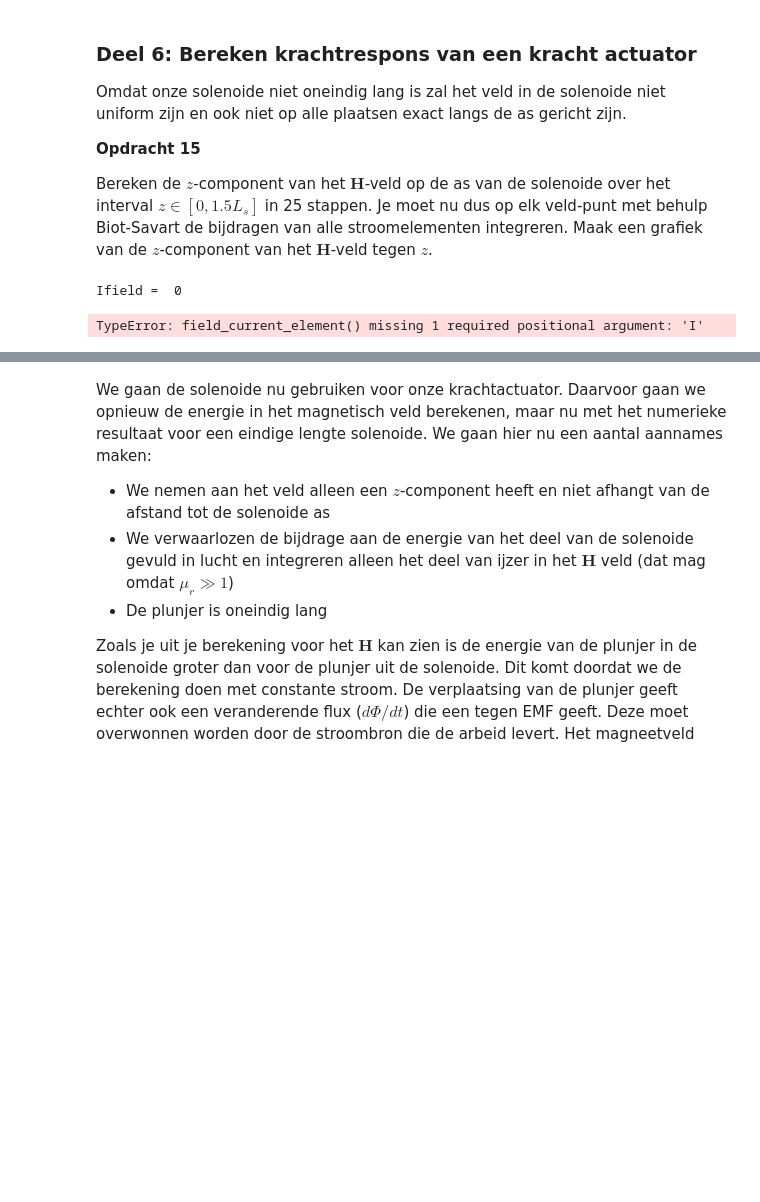
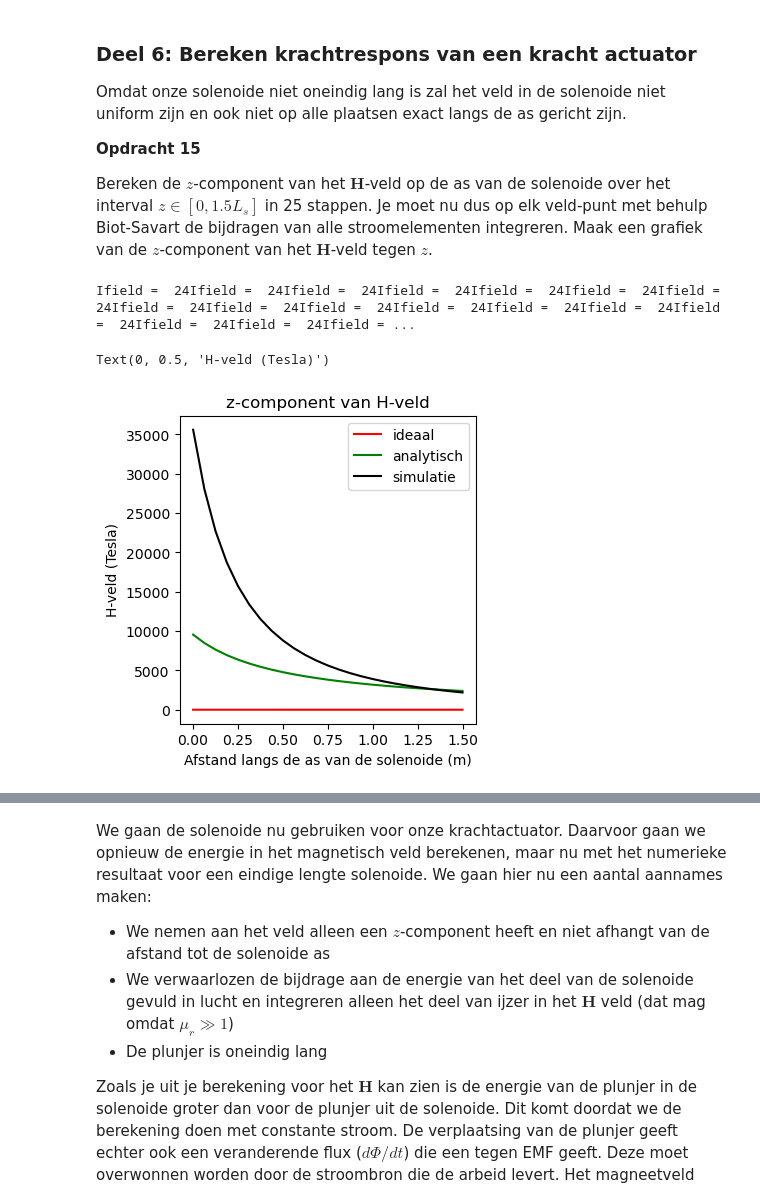
Before and after one commit to oprelo/opdrachten-DEF-D, a Jupyter notebook: DigitaleOntwerpopdrachten/2KrachtactuatorOpdracht/2KrachtactuatorOpdracht/KrachtactuatorOpdracht.ipynb, the cells around one changed output, grey strips where cells are left out. Drawn from its saved outputs; the diff is of its cells as text; code cells hidden in the pictures; blank space fills up the shorter version.

```diff
--- a/DigitaleOntwerpopdrachten/2KrachtactuatorOpdracht/2KrachtactuatorOpdracht/KrachtactuatorOpdracht.ipynb
+++ b/DigitaleOntwerpopdrachten/2KrachtactuatorOpdracht/2KrachtactuatorOpdracht/KrachtactuatorOpdracht.ipynb
@@ -458,34 +458,39 @@ Omdat onze solenoide niet oneindig lang is zal het veld in de solenoide niet uni
 Bereken de $z$-component van het $\mathbf{H}$-veld op de as van de solenoide over het interval $z \in [0, 1.5L_s]$ in 25 stappen. Je moet nu dus op elk veld-punt met behulp Biot-Savart de bijdragen van alle stroomelementen integreren. Maak een grafiek van de $z$-component van het $\mathbf{H}$-veld tegen $z$.
 # %%
 n_ax=25
-z_ax=np.linspace(0, 1.5*L_sol/2, n_ax)
+z_ax=np.linspace(0, 1.5*L_sol, n_ax)
 H_ax=np.zeros((n_ax,1))
+r_source = np.array([x,y,z]).T
+L_new = np.concatenate((L,[[0,0,0]]),axis=0)
+L_pref = np.concatenate(([[0,0,0]],L),axis=0)
+dl = (L_new - L_pref)[1:-1,:]
+dl = np.append(dl,[dl[-1,:]],axis=0)
 
 for i_field in range(n_ax):
     print(f"\rIfield =  {i_field}", end="") # Print welk element van het veld nu berekend wordt.
-    # Bepaal de field coordinate
+    r_field = np.array([0,0,z_ax[i_field]])
     Hsimulated=np.array([0,0,0], dtype='float64')
-    for i_source in np.arange(1, N):
-        # Bepaal dl en r_source en gebruik
-        Hsimulated += field_current_element(r_field, r_source, dl)
+    for i_source in np.arange(1, n_ax):
+        Hsimulated += np.sum(field_current_element(r_field, r_source[i_source], dl[i_source],I))
         print(f"Ifield =  {i_field}", end="")
 
     # selecting the z-component
-    H_ax[i_field,0]=Hsimulated[2]
+    H_ax[i_field,0]=Hsimulated[2]/mu_0
 
 H_veld_ideaal=analytical_answer*np.ones(n_ax)*(1.0*(z_ax < L_sol/2))
-
 # dit is nog een aardige analytische uitdrukking die je kan uitrekenen voor de z-component op de as van een solenoide met eindige lengte
-H_veld_analytisch=(aantal_omwent*I/L_sol/2)*((L_sol/2-z_ax)/np.sqrt((z_ax- L_sol/2)**2 + r_sol**2)+(L_sol/2+z_ax)/np.sqrt((z_ax+ L_sol/2)**2 + r_sol**2))
+H_veld_analytisch=(N_wikkeling*I/L_sol/2)*((L_sol/2-z_ax)/np.sqrt((z_ax+L_sol/2)**2 + r_sol**2)+(L_sol/2+z_ax)/np.sqrt((z_ax+L_sol/2)**2 + r_sol**2))
 
 plt.figure(figsize=[13,4])
 plt.subplot(131)
-plt.title('z-component van B-veld')
+plt.title('z-component van H-veld')
 plt.plot(z_ax, H_veld_ideaal, '-r', label='ideaal')
 plt.plot(z_ax, H_veld_analytisch, '-g', label='analytisch')
 plt.plot(z_ax, H_ax, '-k', label='simulatie')
 plt.xlabel('Afstand langs de as van de solenoide (m)')
-plt.ylabel('B-veld (Tesla)')
+plt.legend()
+plt.ylabel('H-veld (Tesla)')
 # %% [output]
-Ifield =  0
+Ifield =  24Ifield =  24Ifield =  24Ifield =  24Ifield =  24Ifield =  24Ifield =  24Ifield =  24Ifield =  24Ifield =  24Ifield =  24Ifield =  24Ifield =  24Ifield =  24Ifield =  24Ifield =  24Ifield = ...
-TypeError: field_current_element() missing 1 required positional argument: 'I'
+Text(0, 0.5, 'H-veld (Tesla)')
+[figure, added]
```
Also changed, not shown: parts of 6 cells of this notebook.
